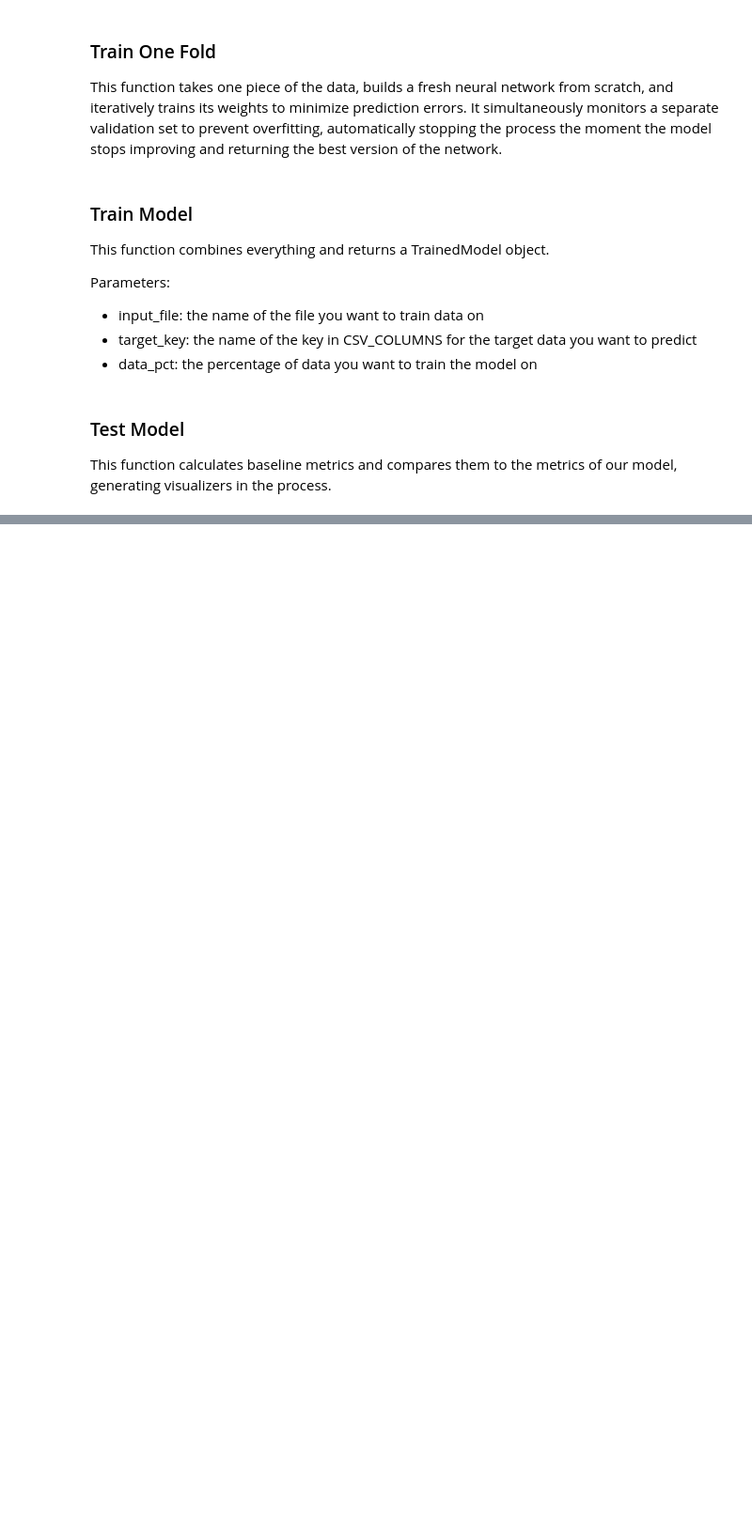
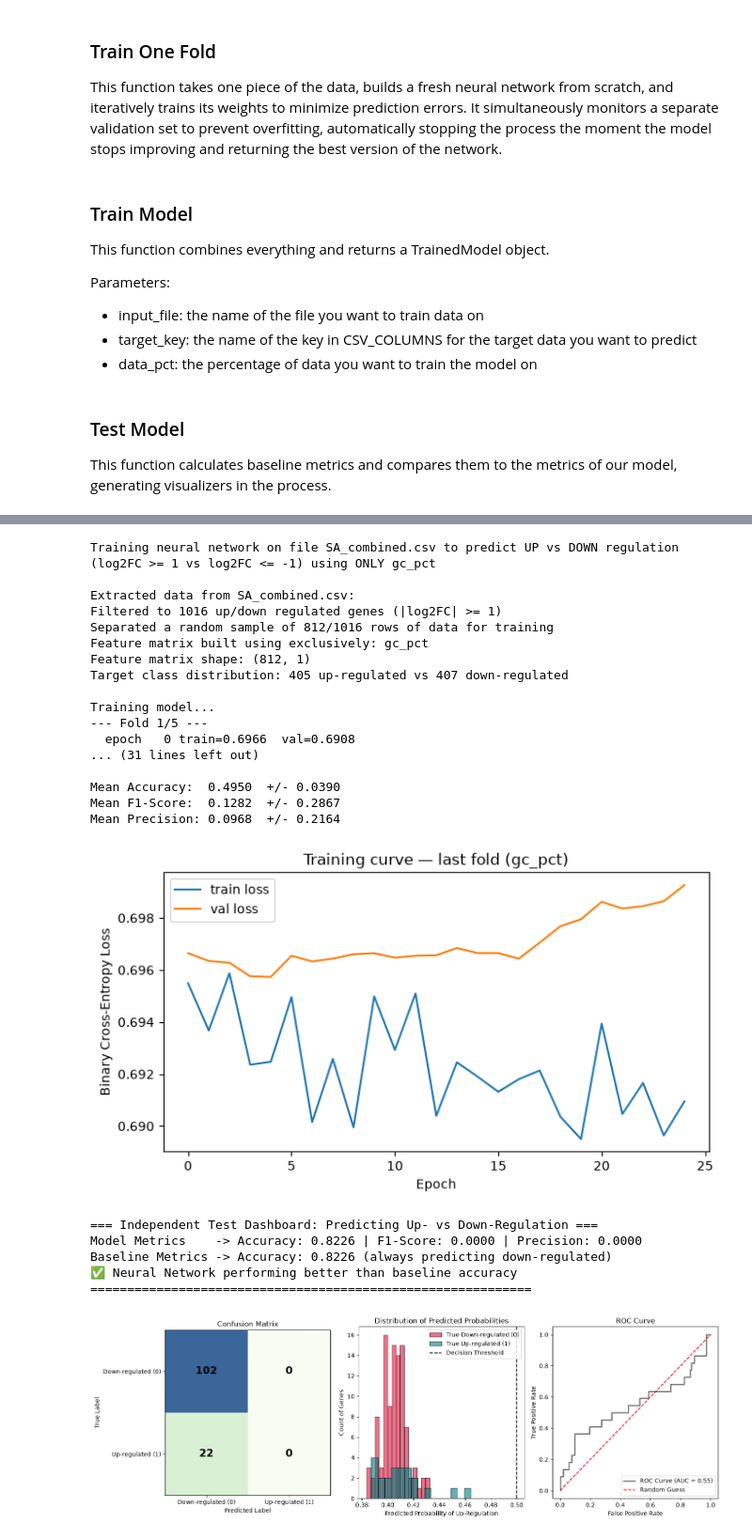
Before and after one commit to rcs227/cse190_ncbi_research, a Jupyter notebook: neural.ipynb, the cells around one changed output, grey strips where cells are left out. Shown at 94% size. Drawn from its saved outputs; the diff is of its cells as text; code cells hidden in the pictures; blank space fills up the shorter version.

```diff
--- a/neural.ipynb
+++ b/neural.ipynb
@@ -740,0 +946,28 @@ Baseline Metrics -> Accuracy: 0.5571 (Predicting Majority Class)
+# %%
+mod = train_model_classification(input_file="SA_combined.csv", metric = "gc_pct", data_pct=.8)
+test_results = test_independent_file_with_dashboard(mod, "PAO1.csv", metric="gc_pct")
+# %% [output]
+Training neural network on file SA_combined.csv to predict UP vs DOWN regulation (log2FC >= 1 vs log2FC <= -1) using ONLY gc_pct
+
+Extracted data from SA_combined.csv:
+Filtered to 1016 up/down regulated genes (|log2FC| >= 1)
+Separated a random sample of 812/1016 rows of data for training
+Feature matrix built using exclusively: gc_pct
+Feature matrix shape: (812, 1)
+Target class distribution: 405 up-regulated vs 407 down-regulated
+
+Training model...
+--- Fold 1/5 ---
+  epoch   0 train=0.6966  val=0.6908
+... (31 lines left out)
+
+Mean Accuracy:  0.4950  +/- 0.0390
+Mean F1-Score:  0.1282  +/- 0.2867
+Mean Precision: 0.0968  +/- 0.2164
+[figure, added]
+=== Independent Test Dashboard: Predicting Up- vs Down-Regulation ===
+Model Metrics    -> Accuracy: 0.8226 | F1-Score: 0.0000 | Precision: 0.0000
+Baseline Metrics -> Accuracy: 0.8226 (always predicting down-regulated)
+✅ Neural Network performing better than baseline accuracy
+============================================================
+[figure, added]
```
Also changed, not shown: parts of 12 cells of this notebook.
